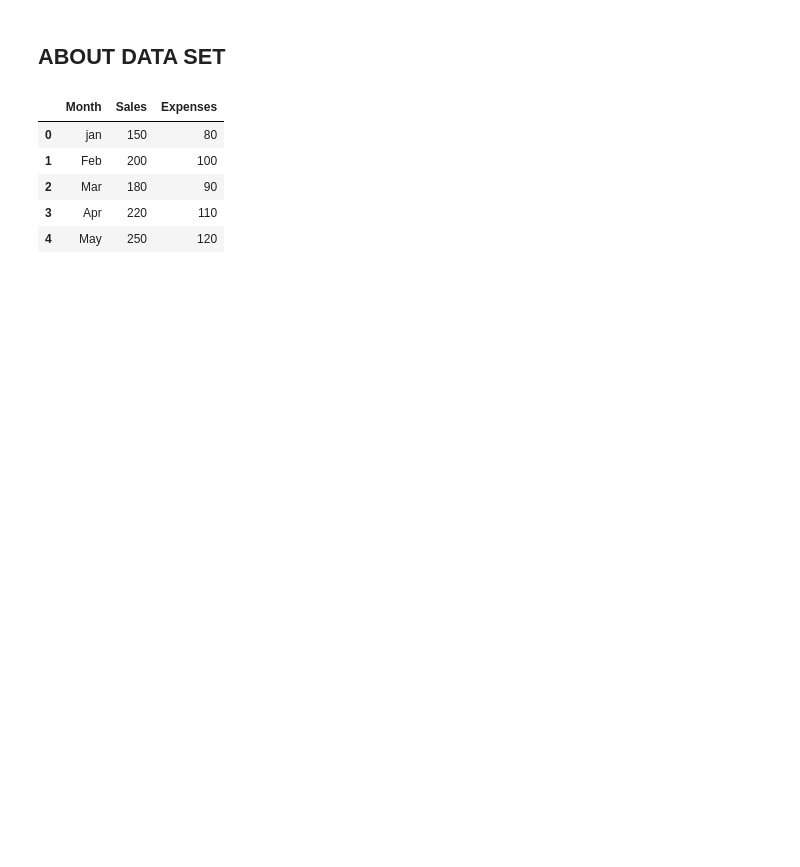
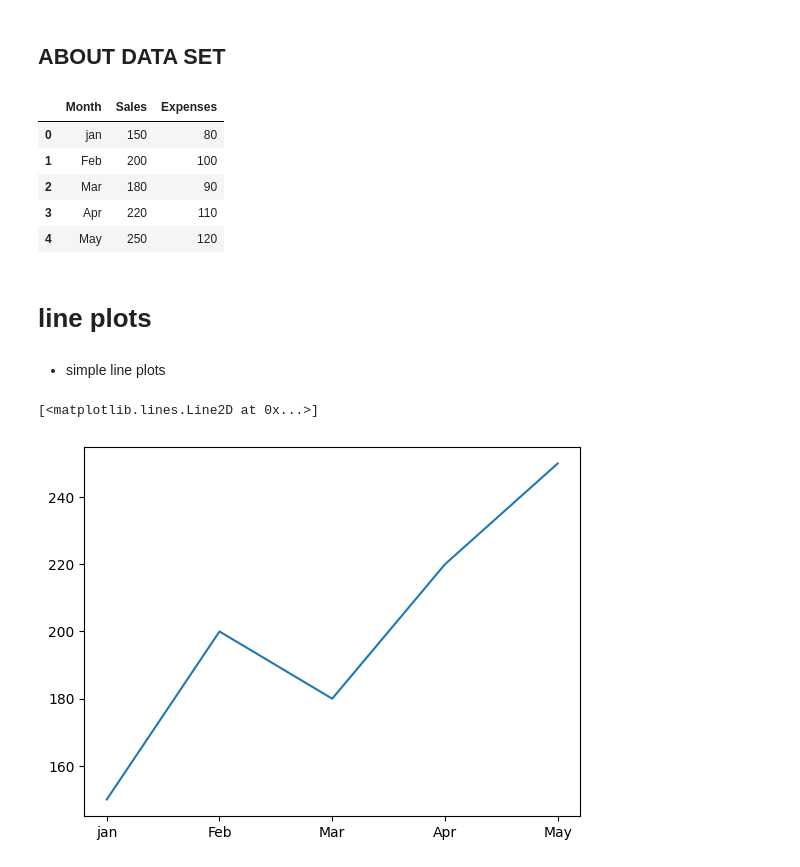
Before and after one commit to ujjwal-basnet/plots, a Jupyter notebook: matplotlib/Data-Visualizations.ipynb, the cells around one changed output. Drawn from its saved outputs; the diff is of its cells as text; code cells hidden in the pictures; blank space fills up the shorter version.

```diff
--- a/matplotlib/Data-Visualizations.ipynb
+++ b/matplotlib/Data-Visualizations.ipynb
@@ -23,3 +23,12 @@ df
 | 2 | Mar | 180 | 90 |
 | 3 | Apr | 220 | 110 |
 | 4 | May | 250 | 120 |
+# %% [markdown]
+# line plots
+# %% [markdown]
+- simple line plots
+# %%
+plt.plot(df['Month'] , df['Sales'])
+# %% [output]
+[<matplotlib.lines.Line2D at 0x...>]
+[figure, added]
```
Also changed, not shown: parts of 6 cells of this notebook.
